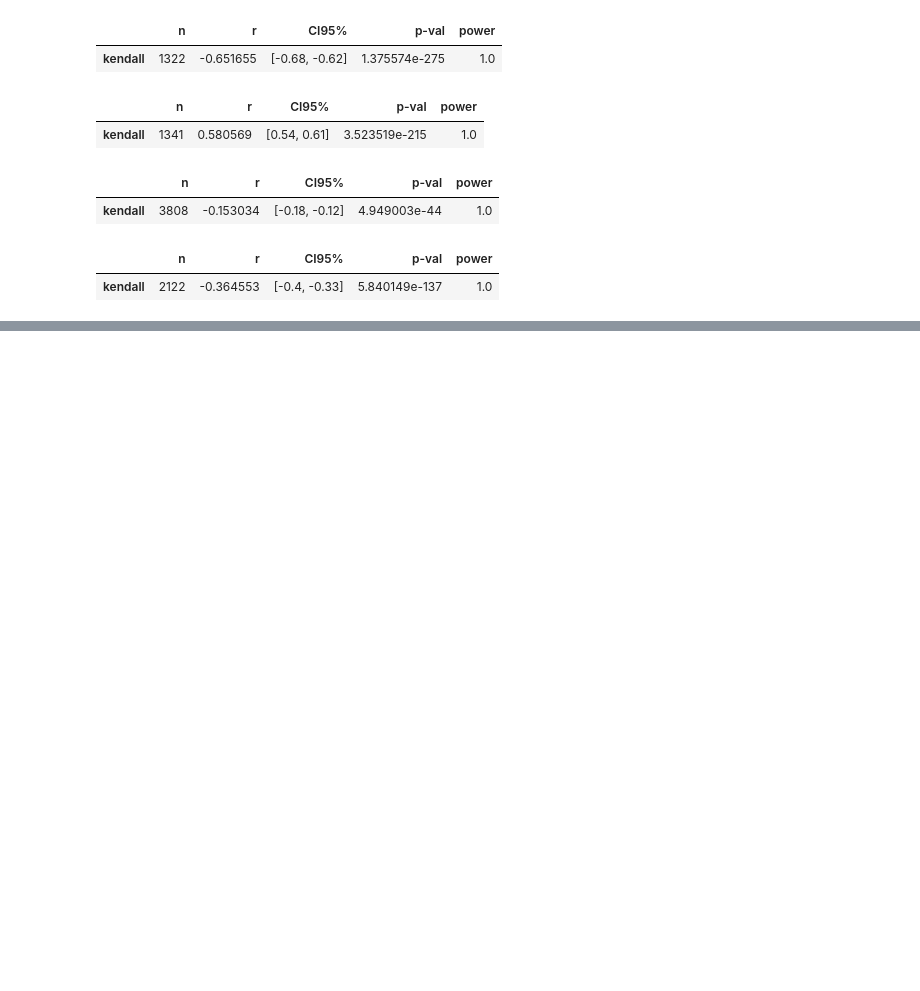
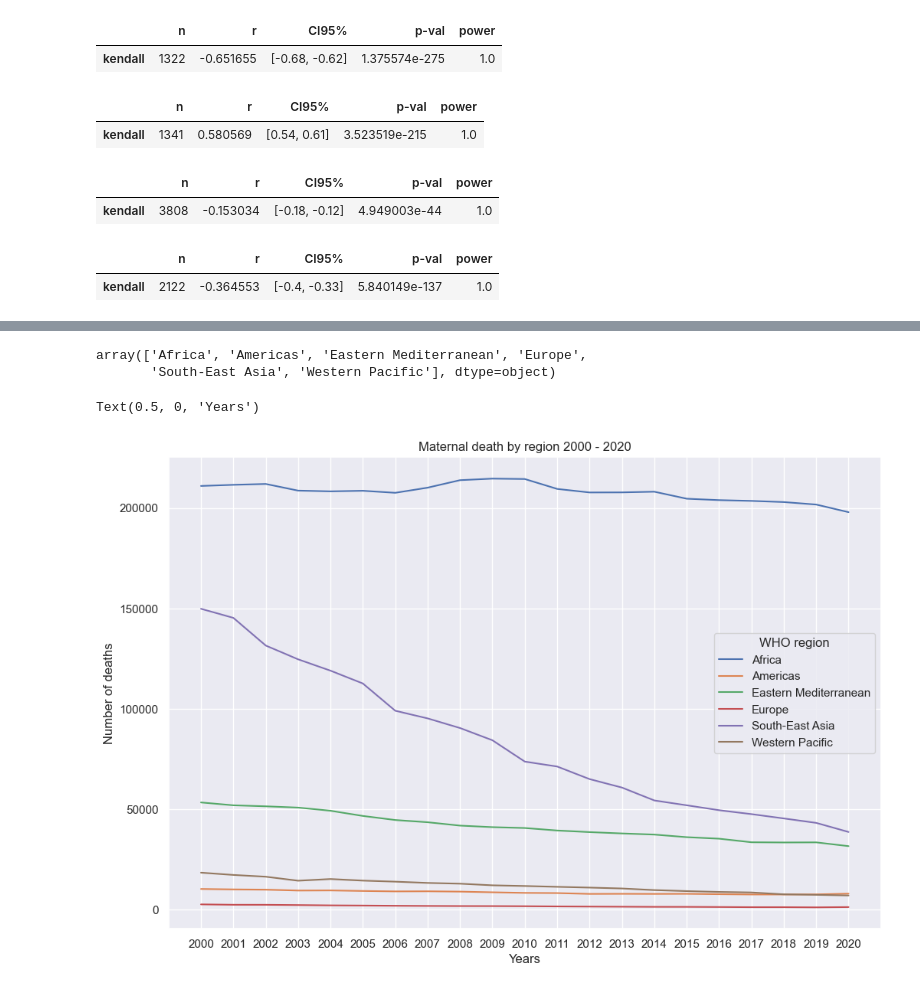
Before and after one commit to mangocrush/whomaternal, a Jupyter notebook: WHOproject.ipynb, the cells around one changed output, grey strips where cells are left out. Drawn from its saved outputs; the diff is of its cells as text; code cells hidden in the pictures; blank space fills up the shorter version.

```diff
--- a/WHOproject.ipynb
+++ b/WHOproject.ipynb
@@ -69,6 +70,8 @@ import pingouin as pg
 df=pd.read_csv("C:\\Users\\Michelle Zhou\\Documents\\2024\\who maternal project\\maternaldata.csv")
 df2=pd.read_csv("C:\\Users\\Michelle Zhou\\Documents\\2024\\who maternal project\\maternaldata2.csv")
 df3=pd.read_csv("C:\\Users\\Michelle Zhou\\Documents\\2024\\who maternal project\\maternaldata3.csv")
+mmn=pd.read_csv("C:\\Users\\Michelle Zhou\\Documents\\2024\\who maternal project\\mmn.csv")
+mmr=pd.read_csv("C:\\Users\\Michelle Zhou\\Documents\\2024\\who maternal project\\mmr.csv")
 # %%
 print(df.columns.tolist())
 # %% [output]
@@ -592,0 +659,8 @@ ok wait i also want to do gender inequality index (modified to take out MMR) and
+# %%
+mmn_wide = (mmn.pivot_table(index=['Country', 'Year', 'WHO region', 'World bank income group'],
+                      columns='Indicator',
+                      values='Value Numeric',
+                      aggfunc='first')
+        .reset_index()
+        .rename_axis(None, axis=1))
+mmn_wide.head()
@@ -592,0 +674,7 @@ ok wait i also want to do gender inequality index (modified to take out MMR) and
+# %%
+mmn_region = (mmn_wide.groupby(['WHO region', 'Year'])
+         .apply(lambda x: x['Number of maternal deaths'].sum(),
+                include_groups=False)
+         .reset_index(name='Regional MMN')
+      )
+mmn_region.head()
@@ -592,0 +688,19 @@ ok wait i also want to do gender inequality index (modified to take out MMR) and
+# %%
+# Doing this so all years will display like years rather than floats
+mmn_region['YearS'] = mmn_region['Year'].astype(str)
+# %%
+mmn_region['WHO region'].unique()
+# %% [output]
+array(['Africa', 'Americas', 'Eastern Mediterranean', 'Europe',
+       'South-East Asia', 'Western Pacific'], dtype=object)
+# %%
+sns.set_theme(rc={'figure.figsize':(12,8)})
+# Taken out of the above:
+# palette=sns.color_palette("magma", 6),
+ax = sns.lineplot(data=mmn_region, x='YearS', y='Regional MMN', hue='WHO region')
+ax.set_title('Maternal death by region 2000 - 2020')
+ax.set_ylabel('Number of deaths')
+ax.set_xlabel('Years')
+# %% [output]
+Text(0.5, 0, 'Years')
+[figure, added]
```
Also changed, not shown: parts of 29 cells of this notebook.
